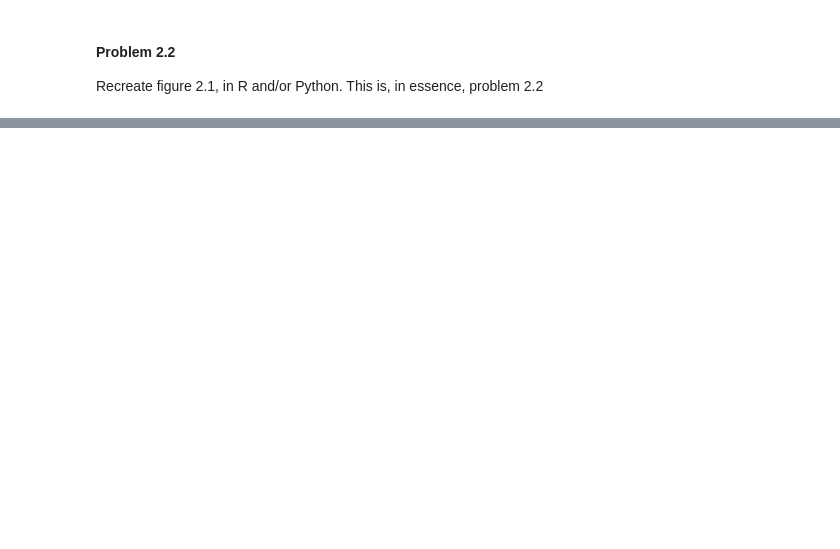
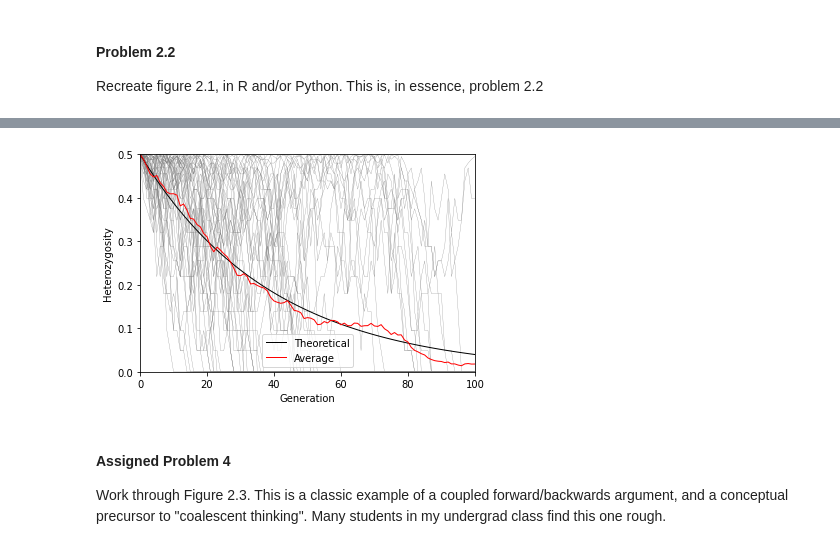
Before and after one commit to Aerin13/PopGenExercises, a Jupyter notebook: GillespieCh2.ipynb, the cells around one changed output, grey strips where cells are left out. Drawn from its saved outputs; the diff is of its cells as text; code cells hidden in the pictures; blank space fills up the shorter version.

```diff
--- a/GillespieCh2.ipynb
+++ b/GillespieCh2.ipynb
@@ -76,0 +87,46 @@ ax.set_ylim(0, 1)
+# %%
+# Do the simulations
+rep = 0
+replicates = 50
+while rep < replicates:
+    freq = simulator(40, 101, 0.5)
+    if rep == 0:
+        composite = freq
+    else:
+        composite = np.vstack([composite, freq])
+    rep = rep + 1
+# %%
+# Convert allele frequencies into heterozygosity
+# This assumes Hardy-Weinberg, which is fine because we meet the assumptions
+def het(a):
+    return 2*a*(1-a)
+
+hets = np.vectorize(het)(composite[0])
+for i in range(1, replicates):
+    hets = np.vstack([hets, np.vectorize(het)(composite[i])])
+# %%
+# Function that calculates the theoretical expectation
+def f(x):
+    return 0.5*(1-(1/40))**x
+
+# Create x & y for the theoretical expectation for plotting
+x = np.linspace(0, 100, 101)
+y = np.vectorize(f)(x)
+# %%
+# Plot the output
+fig, ax = plt.subplots(facecolor='w', edgecolor='black')
+for i in range(0, replicates):
+    plt.plot(hets[i], color = 'grey', linewidth='0.25')
+plt.plot(x, y, color = 'black', linewidth='1', label='Theoretical')
+plt.plot(hets.mean(axis = 0), color = 'red', linewidth='1', label='Average')
+ax.set_ymargin(0.0)
+ax.set_xmargin(0.0)
+ax.set_ylabel('Heterozygosity');
+ax.set_xlabel('Generation');
+ax.set_ylim(0, 0.5)
+plt.legend();
+# %% [output]
+[figure, added]
+# %% [markdown]
+#### Assigned Problem 4
+Work through Figure 2.3. This is a classic example of a coupled forward/backwards argument, and a conceptual precursor to "coalescent thinking". Many students in my undergrad class find this one rough.
```
Also changed, not shown: parts of 21 cells of this notebook, 2 other files.
